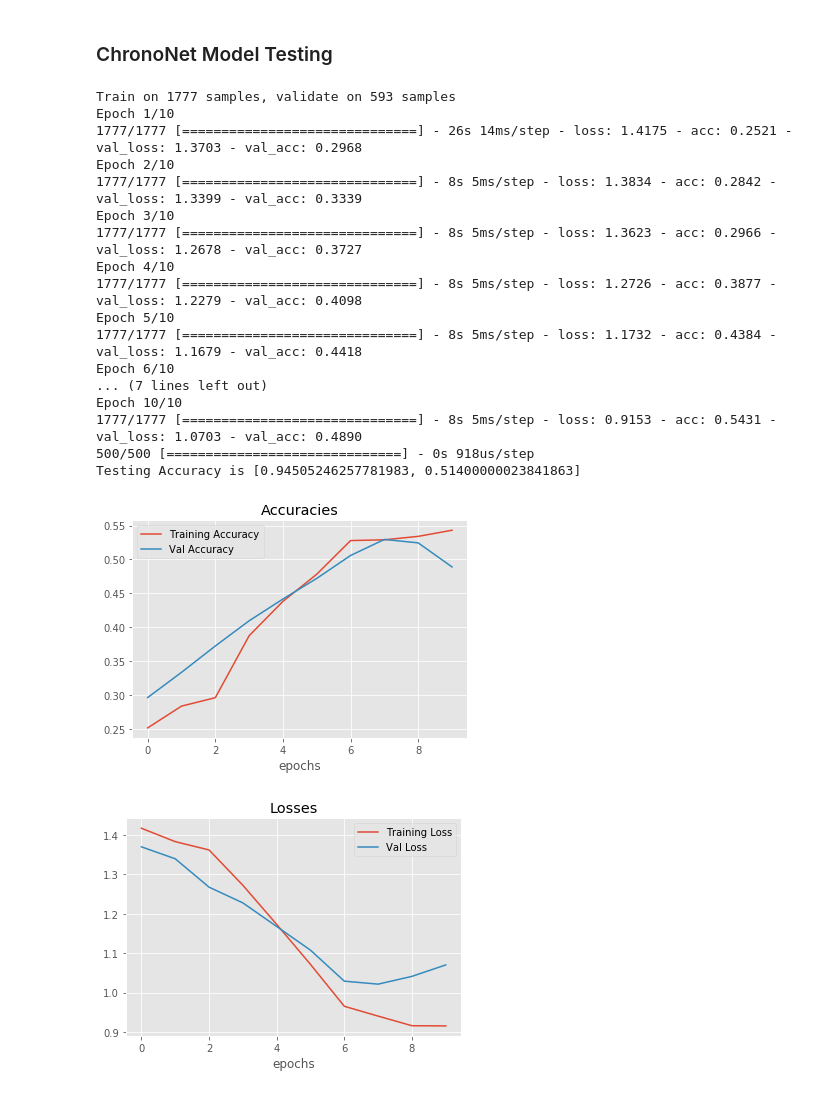
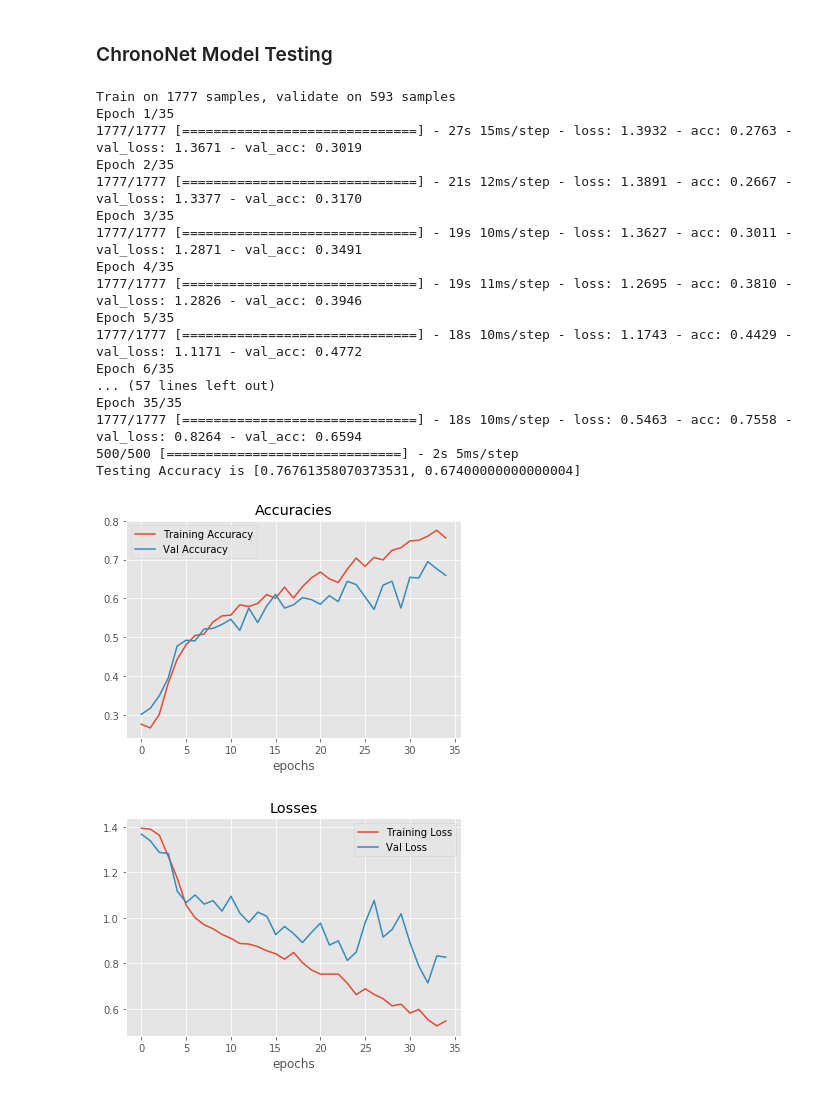
Before and after one commit to kunalpatel1793/Neural-Nets-Final-Project, a Jupyter notebook: Model.ipynb, the cells around one changed output. Cells and saved outputs as stored; diff of their text form; code cells hidden in the pictures.

Commit message:
Optimized ChronoNet to higher val accuracy

```diff
--- a/Model.ipynb
+++ b/Model.ipynb
@@ -71,8 +69,8 @@ bs, t, f = train_data.shape
 '\nbs, t, f = data.shape\nnp.random.seed(42)\nshuffle = np.random.choice(bs,bs,replace=False)\n\ntrain_samples = 237\ntrain_data = data[shuffle[:train_samples],:,:]\ntrain_labels = enc_labels[shuffle[ ...
 # %%
 #Prepare the data by taking out nans and dividing into test and train
-file_path = '/home/carla/Downloads/project_datasets/project_datasets/'
-#file_path = '/home/kunal/Desktop/FinalProject/datasets/'
+#file_path = '/home/carla/Downloads/project_datasets/project_datasets/'
+file_path = '/home/kunal/Desktop/FinalProject/datasets/'
 train_data, test_data, train_labels, test_labels = prepare_data(file_path,
                                                                 num_test_samples = 50,
                                                                 verbose= False,
@@ -809,7 +807,7 @@ tower2 = BatchNormalization()(tower2)
 tower3 = Conv1D(32, 8, strides=2,activation='relu',padding="causal")(inputs)
 tower3 = BatchNormalization()(tower3)
 x = concatenate([tower1,tower2,tower3],axis=2)
-x = Dropout(0.5)(x)
+x = Dropout(0.55)(x)
 
 # Second Inception
 tower1 = Conv1D(32, 2, strides=2,activation='relu',padding="causal")(x)
@@ -819,7 +817,7 @@ tower2 = BatchNormalization()(tower2)
 tower3 = Conv1D(32, 8, strides=2,activation='relu',padding="causal")(x)
 tower3 = BatchNormalization()(tower3)
 x = concatenate([tower1,tower2,tower3],axis=2)
-x = Dropout(0.5)(x)
+x = Dropout(0.55)(x)
 
 # Third Inception
 tower1 = Conv1D(32, 2, strides=2,activation='relu',padding="causal")(x)
@@ -829,50 +827,50 @@ tower2 = BatchNormalization()(tower2)
 tower3 = Conv1D(32, 8, strides=2,activation='relu',padding="causal")(x)
 tower3 = BatchNormalization()(tower3)
 x = concatenate([tower1,tower2,tower3],axis=2)
-x = Dropout(0.5)(x)
+x = Dropout(0.55)(x)
 
 res1 = GRU(32,activation='tanh',return_sequences=True)(x)
 res2 = GRU(32,activation='tanh',return_sequences=True)(res1)
 
 res1_2 = concatenate([res1,res2],axis=2)
 
 res3 = GRU(32,activation='tanh',return_sequences=True)(res1_2)
 
 x = concatenate([res1,res2,res3])
 
 x = GRU(32,activation='tanh')(x)
 predictions = Dense(4,activation='softmax')(x)
 
 model = Model(inputs=inputs, outputs=predictions)
 
 model.compile(optimizer = 'adam',
              loss = 'categorical_crossentropy',
              metrics=['accuracy'])
 
 #hist.history is a dictionary with all accs and losses
-hist = model.fit(train_data_sliced,train_labels_sliced,epochs=10,validation_split=0.25,batch_size=64,verbose=1)
+hist = model.fit(train_data_sliced,train_labels_sliced,epochs=35,validation_split=0.25,batch_size=64,verbose=1)
 test_score = model.evaluate(test_data_sliced, test_labels_sliced, batch_size=64)
 
 print "Testing Accuracy is", test_score
 plot_hist([hist.history['acc'],hist.history['val_acc']],['Training Accuracy','Val Accuracy'],title='Accuracies')
 plot_hist([hist.history['loss'],hist.history['val_loss']],['Training Loss','Val Loss'],title='Losses')
 # %% [output]
 Train on 1777 samples, validate on 593 samples
-Epoch 1/10
-1777/1777 [==============================] - 26s 14ms/step - loss: 1.4175 - acc: 0.2521 - val_loss: 1.3703 - val_acc: 0.2968
-Epoch 2/10
-1777/1777 [==============================] - 8s 5ms/step - loss: 1.3834 - acc: 0.2842 - val_loss: 1.3399 - val_acc: 0.3339
-Epoch 3/10
-1777/1777 [==============================] - 8s 5ms/step - loss: 1.3623 - acc: 0.2966 - val_loss: 1.2678 - val_acc: 0.3727
-Epoch 4/10
-1777/1777 [==============================] - 8s 5ms/step - loss: 1.2726 - acc: 0.3877 - val_loss: 1.2279 - val_acc: 0.4098
-Epoch 5/10
-1777/1777 [==============================] - 8s 5ms/step - loss: 1.1732 - acc: 0.4384 - val_loss: 1.1679 - val_acc: 0.4418
-Epoch 6/10
-... (7 lines left out)
-Epoch 10/10
-1777/1777 [==============================] - 8s 5ms/step - loss: 0.9153 - acc: 0.5431 - val_loss: 1.0703 - val_acc: 0.4890
-500/500 [==============================] - 0s 918us/step
-Testing Accuracy is [0.94505246257781983, 0.51400000023841863]
+Epoch 1/35
+1777/1777 [==============================] - 27s 15ms/step - loss: 1.3932 - acc: 0.2763 - val_loss: 1.3671 - val_acc: 0.3019
+Epoch 2/35
+1777/1777 [==============================] - 21s 12ms/step - loss: 1.3891 - acc: 0.2667 - val_loss: 1.3377 - val_acc: 0.3170
+Epoch 3/35
+1777/1777 [==============================] - 19s 10ms/step - loss: 1.3627 - acc: 0.3011 - val_loss: 1.2871 - val_acc: 0.3491
+Epoch 4/35
+1777/1777 [==============================] - 19s 11ms/step - loss: 1.2695 - acc: 0.3810 - val_loss: 1.2826 - val_acc: 0.3946
+Epoch 5/35
+1777/1777 [==============================] - 18s 10ms/step - loss: 1.1743 - acc: 0.4429 - val_loss: 1.1171 - val_acc: 0.4772
+Epoch 6/35
+... (57 lines left out)
+Epoch 35/35
+1777/1777 [==============================] - 18s 10ms/step - loss: 0.5463 - acc: 0.7558 - val_loss: 0.8264 - val_acc: 0.6594
+500/500 [==============================] - 2s 5ms/step
+Testing Accuracy is [0.76761358070373531, 0.67400000000000004]
-[figure, old version]
+[figure, new version]
-[figure, old version]
+[figure, new version]
```
Also changed, not shown: parts of 1 cell of this notebook.
